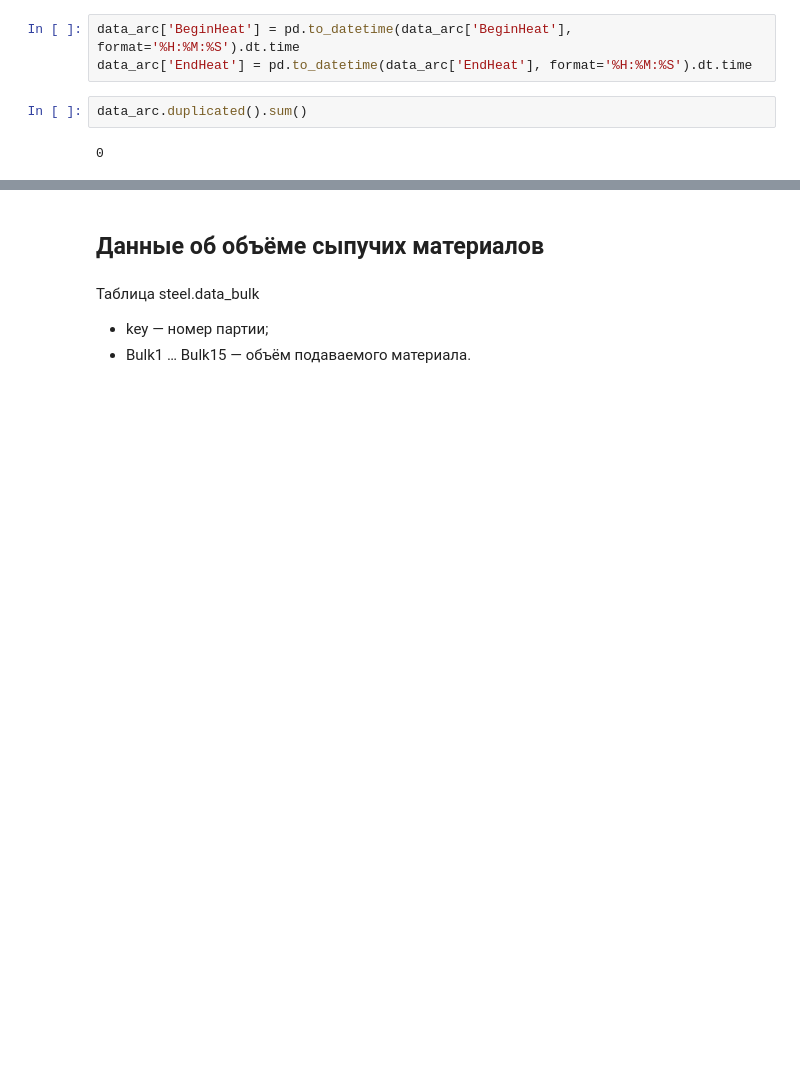
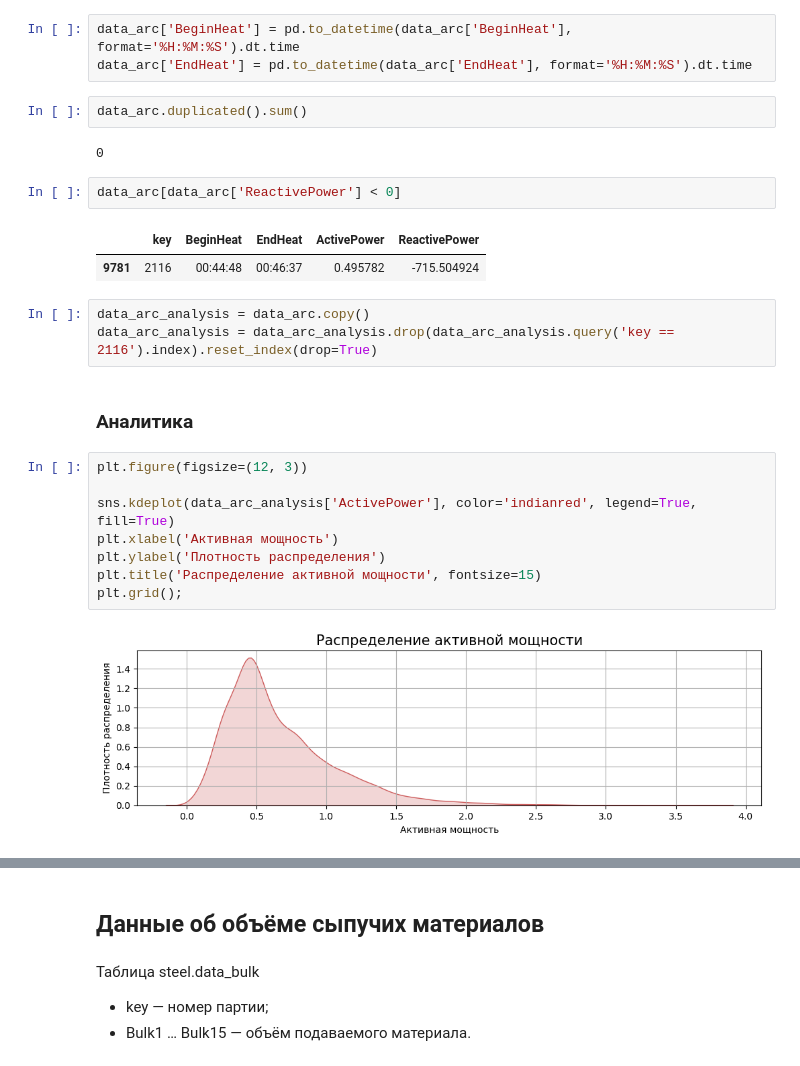
Before and after one commit to VSXV/Data-Science-Projects, a Jupyter notebook: 19. production costs/production costs.ipynb, the cells around one changed output, grey strips where cells are left out. Saved outputs shown, nothing was run; the diff lists cells and outputs as text; blank space fills up the shorter version.

Commit message:
analysis

```diff
--- a/19. production costs/production costs.ipynb
+++ b/19. production costs/production costs.ipynb
@@ -118,3 +118,23 @@ data_arc['EndHeat'] = pd.to_datetime(data_arc['EndHeat'], format='%H:%M:%S').dt.
 data_arc.duplicated().sum()
 # %% [output]
 0
+# %%
+data_arc[data_arc['ReactivePower'] < 0]
+# %% [output]
+|  | key | BeginHeat | EndHeat | ActivePower | ReactivePower |
+| 9781 | 2116 | 00:44:48 | 00:46:37 | 0.495782 | -715.504924 |
+# %%
+data_arc_analysis = data_arc.copy()
+data_arc_analysis = data_arc_analysis.drop(data_arc_analysis.query('key == 2116').index).reset_index(drop=True)
+# %% [markdown]
+### Аналитика
+# %%
+plt.figure(figsize=(12, 3))
+
+sns.kdeplot(data_arc_analysis['ActivePower'], color='indianred', legend=True, fill=True)
+plt.xlabel('Активная мощность')
+plt.ylabel('Плотность распределения')
+plt.title('Распределение активной мощности', fontsize=15)
+plt.grid();
+# %% [output]
+[figure, added]
```
Also changed, not shown: parts of 18 cells of this notebook, 1 other file.
